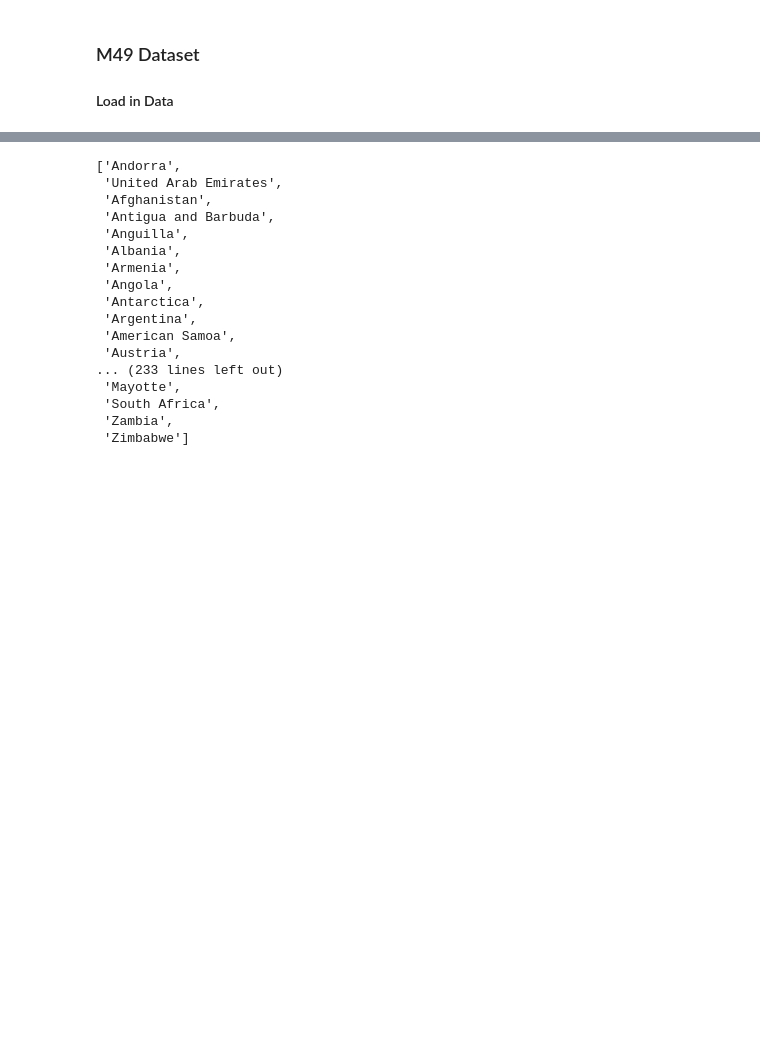
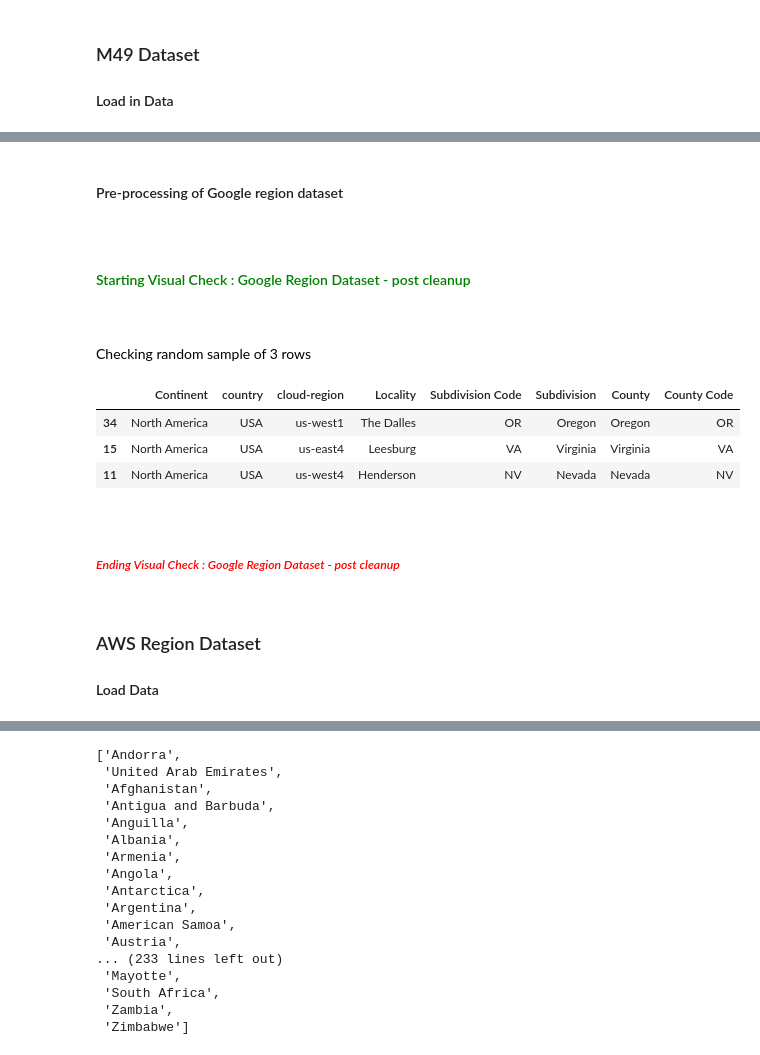
Before and after one commit to craig-dougan-maersk/MSc_Software_Eng_DataEngineering_Submission, a Jupyter notebook: countries_combine_all_clouds.ipynb, the cells around one changed output, grey strips where cells are left out. Cells and saved outputs as stored; diff of their text form; code cells hidden in the pictures; blank space fills up the shorter version.

```diff
--- a/countries_combine_all_clouds.ipynb
+++ b/countries_combine_all_clouds.ipynb
@@ -391,0 +473,16 @@ Taiwan is the only Country without an entry in the M49 - there are political rea
+# %% [markdown]
+#### Pre-processing of Google region dataset
+# %%
+google_region_df = clean_google_region_dataset(google_region_df)
+visual_check_dataframe(google_region_df,"Google Region Dataset - post cleanup", sample_only=True)
+# %% [output]
+Starting Visual Check : Google Region Dataset - post cleanup
+Checking random sample of 3 rows
+|  | Continent | country | cloud-region | Locality | Subdivision Code | Subdivision | County | County Code |
+| 34 | North America | USA | us-west1 | The Dalles | OR | Oregon | Oregon | OR |
+| 15 | North America | USA | us-east4 | Leesburg | VA | Virginia | Virginia | VA |
+| 11 | North America | USA | us-west4 | Henderson | NV | Nevada | Nevada | NV |
+Ending Visual Check : Google Region Dataset - post cleanup
+# %% [markdown]
+### AWS Region Dataset
+#### Load Data
```
Also changed, not shown: parts of 35 cells of this notebook, 4 other files.
